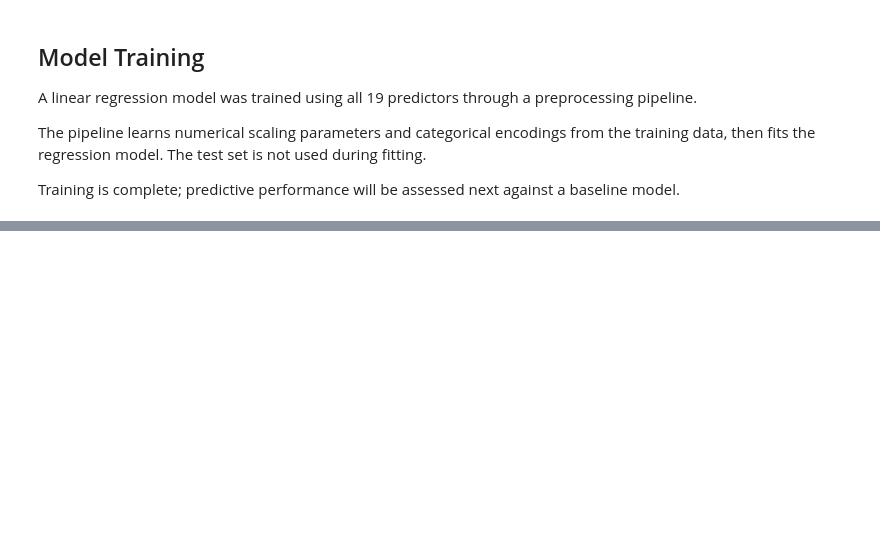
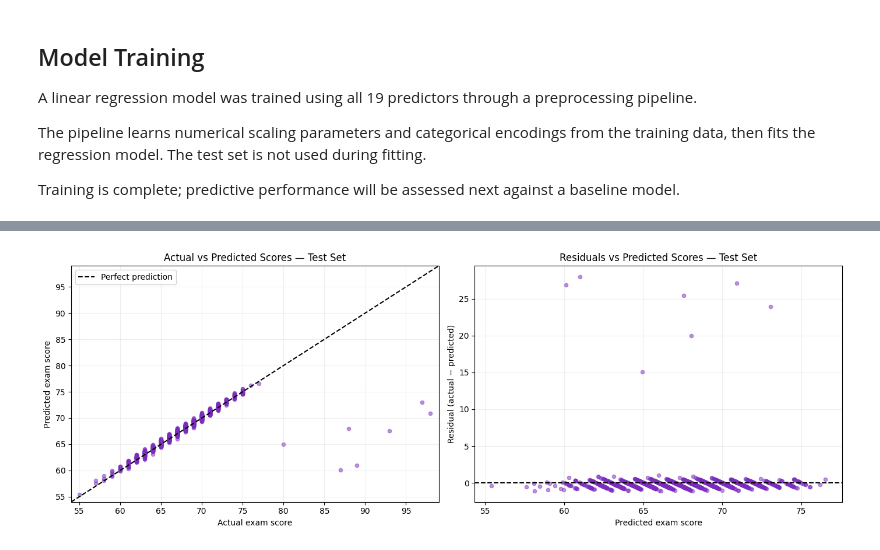
Before and after one commit to LieneRubule/student-performance-analysis, a Jupyter notebook: jupyter_notebooks/Student_Performance_Machine_Learning.ipynb, the cells around one changed output, grey strips where cells are left out. Drawn from its saved outputs; the diff is of its cells as text; code cells hidden in the pictures; blank space fills up the shorter version.

Commit message:
Evaluate linear regression against baseline and analyse residuals

```diff
--- a/jupyter_notebooks/Student_Performance_Machine_Learning.ipynb
+++ b/jupyter_notebooks/Student_Performance_Machine_Learning.ipynb
@@ -201,0 +278,52 @@ Training is complete; predictive performance will be assessed next against a bas
+# %%
+# References: Matplotlib documentation:
+# https://matplotlib.org/stable/api/_as_gen/matplotlib.pyplot.subplots.html
+# https://matplotlib.org/stable/api/_as_gen/matplotlib.axes.Axes.scatter.html
+# Code generated with ChatGPT assistance and adapted for this project.
+
+%matplotlib inline
+import matplotlib.pyplot as plt
+
+# Positive residuals mean the model underpredicted the exam score.
+residuals = y_test - model_predictions
+
+fig, axes = plt.subplots(1, 2, figsize=(14, 5))
+
+# Plot 1: actual versus predicted exam scores.
+axes[0].scatter(
+    y_test, model_predictions,
+    color="#7B2CBF", alpha=0.5, s=20
+)
+
+# Use matching axis limits and a perfect-prediction reference line.
+lower = min(y_test.min(), model_predictions.min()) - 1
+upper = max(y_test.max(), model_predictions.max()) + 1
+
+axes[0].plot(
+    [lower, upper], [lower, upper],
+    color="black", linestyle="--", label="Perfect prediction"
+)
+axes[0].set_xlim(lower, upper)
+axes[0].set_ylim(lower, upper)
+axes[0].set_xlabel("Actual exam score")
+axes[0].set_ylabel("Predicted exam score")
+axes[0].set_title("Actual vs Predicted Scores — Test Set")
+axes[0].legend()
+
+# Plot 2: residuals versus predicted exam scores.
+axes[1].scatter(
+    model_predictions, residuals,
+    color="#7B2CBF", alpha=0.5, s=20
+)
+axes[1].axhline(0, color="black", linestyle="--")
+axes[1].set_xlabel("Predicted exam score")
+axes[1].set_ylabel("Residual (actual − predicted)")
+axes[1].set_title("Residuals vs Predicted Scores — Test Set")
+
+for ax in axes:
+    ax.grid(alpha=0.2)
+
+plt.tight_layout()
+plt.show()
+# %% [output]
+[figure, added]
```
Also changed, not shown: parts of 5 cells of this notebook.
